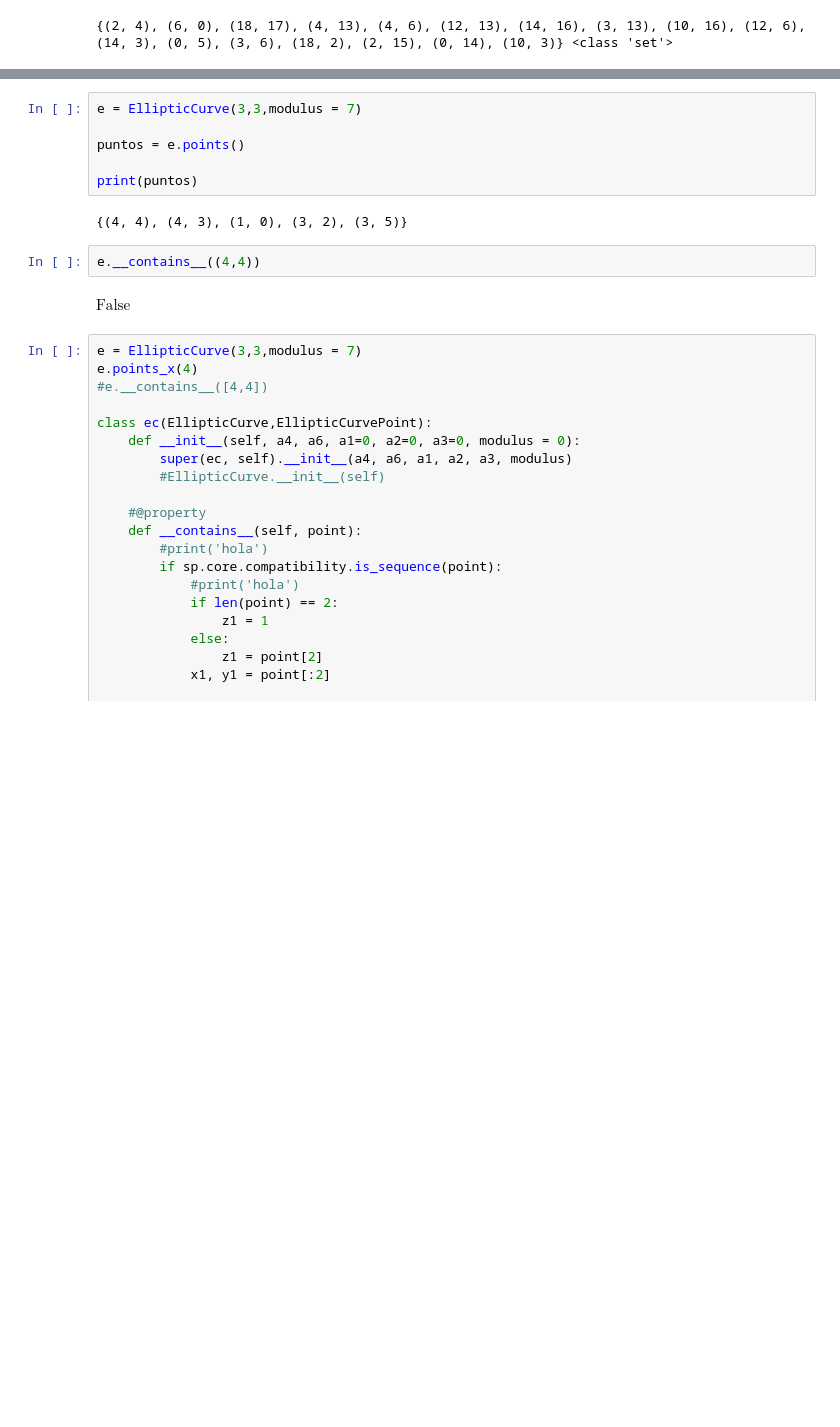
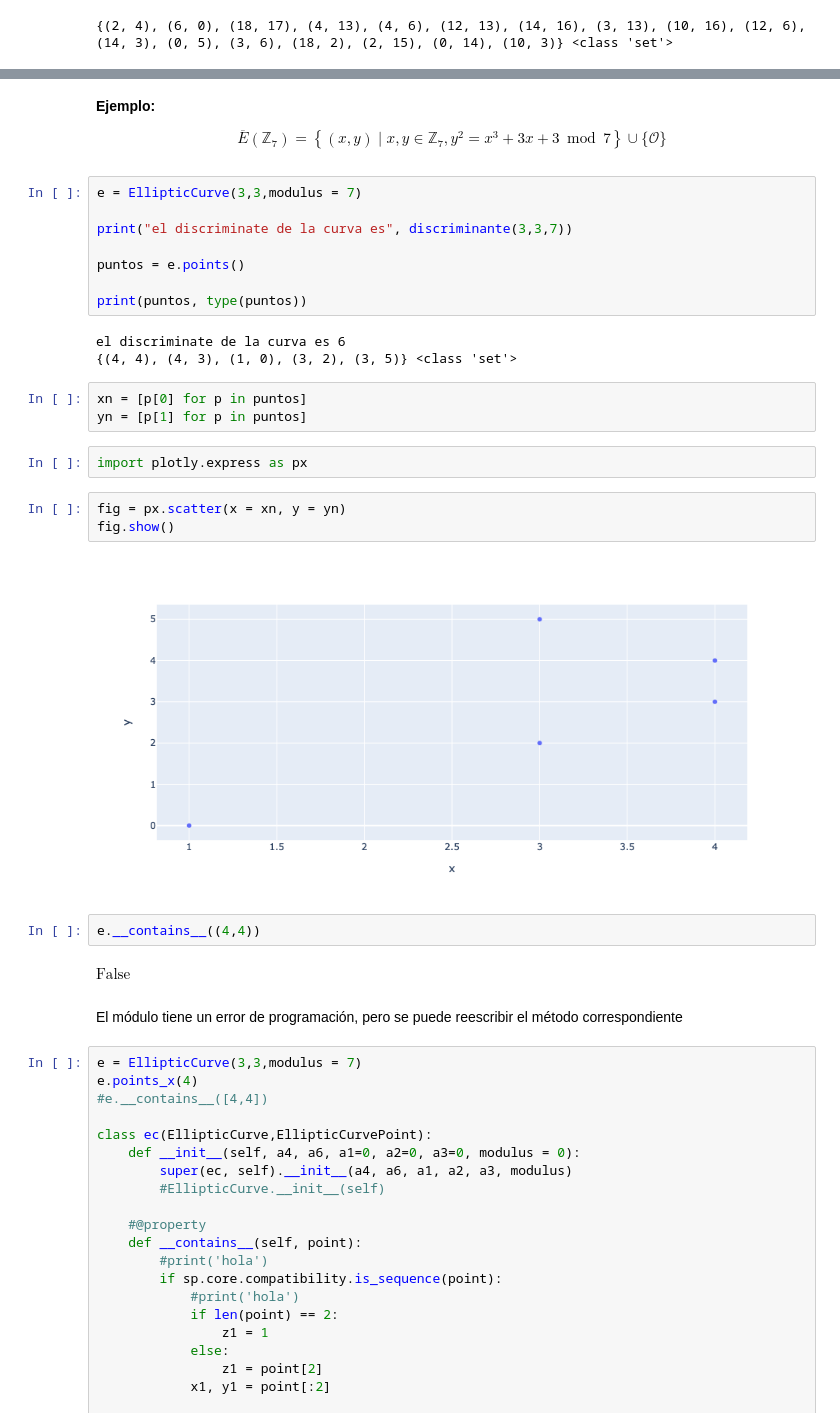
Before and after one commit to rafneta/MA2006B, a Jupyter notebook: CurvasElipticas.ipynb, the cells around one changed output, grey strips where cells are left out. Drawn from its saved outputs; the diff is of its cells as text; blank space fills up the shorter version.

```diff
--- a/CurvasElipticas.ipynb
+++ b/CurvasElipticas.ipynb
@@ -150,16 +176,44 @@ axe.plot(xn, yn, "o")
 [figure]
+# %% [markdown]
+<div class="eje">
+
+<strong>Ejemplo:</strong>
+
+$$
+\overline{E}\left(\mathbb{Z}_{7}\right) =\left\{(x, y) \mid x, y \in \mathbb{Z}_{7}, y^{2}=x^{3}+3x+3 \bmod 7\right\} \cup\{\mathcal{O}\}
+$$
+
+<p>
+</p>
+
+</div>
 # %%
 e = EllipticCurve(3,3,modulus = 7)
 
+print("el discriminate de la curva es", discriminante(3,3,7))
+
 puntos = e.points()
 
-print(puntos)
+print(puntos, type(puntos))
 # %% [output]
-{(4, 4), (4, 3), (1, 0), (3, 2), (3, 5)}
+el discriminate de la curva es 6
+{(4, 4), (4, 3), (1, 0), (3, 2), (3, 5)} <class 'set'>
+# %%
+xn = [p[0] for p in puntos]
+yn = [p[1] for p in puntos]
+# %%
+import plotly.express as px
+# %%
+fig = px.scatter(x = xn, y = yn)
+fig.show()
+# %% [output]
+[figure, added]
 # %%
 e.__contains__((4,4))
 # %% [output]
 $\displaystyle \text{False}$
+# %% [markdown]
+El módulo tiene un error de programación, pero se puede reescribir el método correspondiente
 # %%
 e = EllipticCurve(3,3,modulus = 7)
 e.points_x(4)
```
Also changed, not shown: parts of 42 cells of this notebook.
